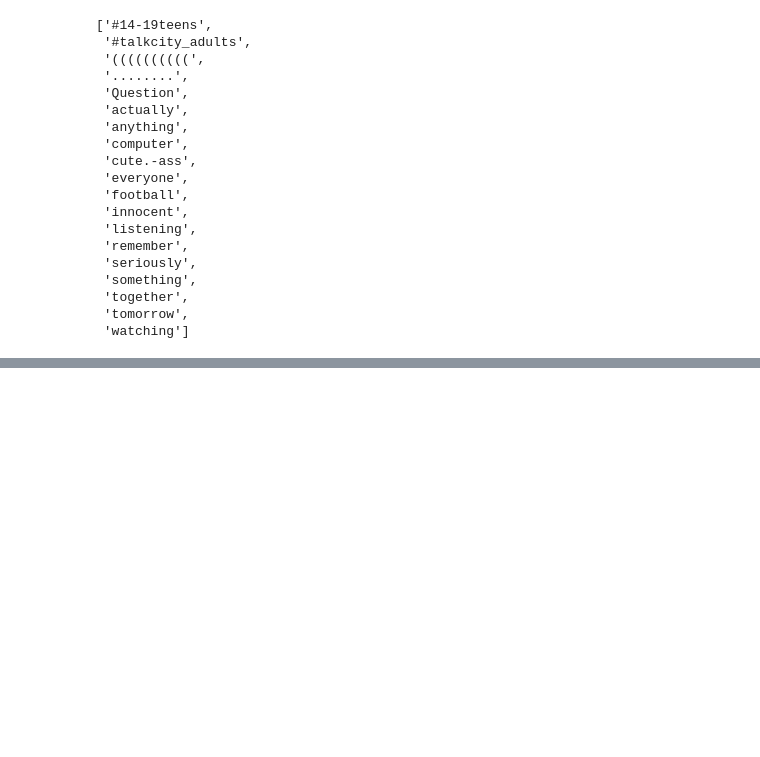
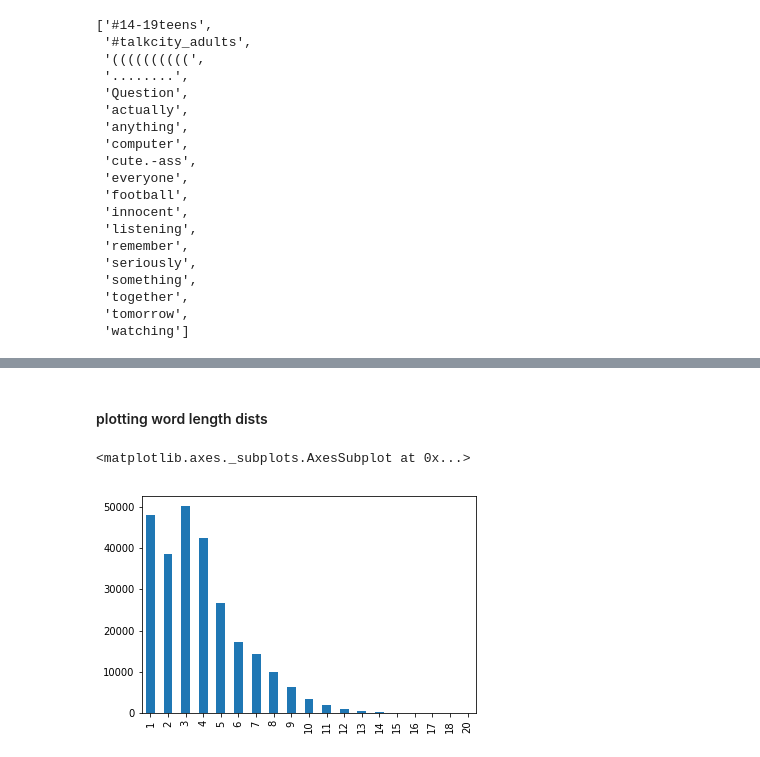
Before and after one commit to jimmyjamesarnold/NLTK_notebooks, a Jupyter notebook: NLTK_Ch1.ipynb, the cells around one changed output, grey strips where cells are left out. Cells and saved outputs as stored; diff of their text form; code cells hidden in the pictures; blank space fills up the shorter version.

```diff
--- a/NLTK_Ch1.ipynb
+++ b/NLTK_Ch1.ipynb
@@ -437,0 +438,11 @@ sorted(w for w in set(text5) if len(w) > 7 and fdist5[w] > 7)
+# %% [markdown]
+#### plotting word length dists
+# %%
+# try making histogram
+# ended up making bar plot, which serves same purpose
+# sort_index makes it ordered
+lenFreq = pd.Series(FreqDist(len(w) for w in text1), name="length").sort_index()
+lenFreq.plot(kind='bar', y='length')
+# %% [output]
+<matplotlib.axes._subplots.AxesSubplot at 0x...>
+[figure, added]
```
Also changed, not shown: parts of 58 cells of this notebook.
